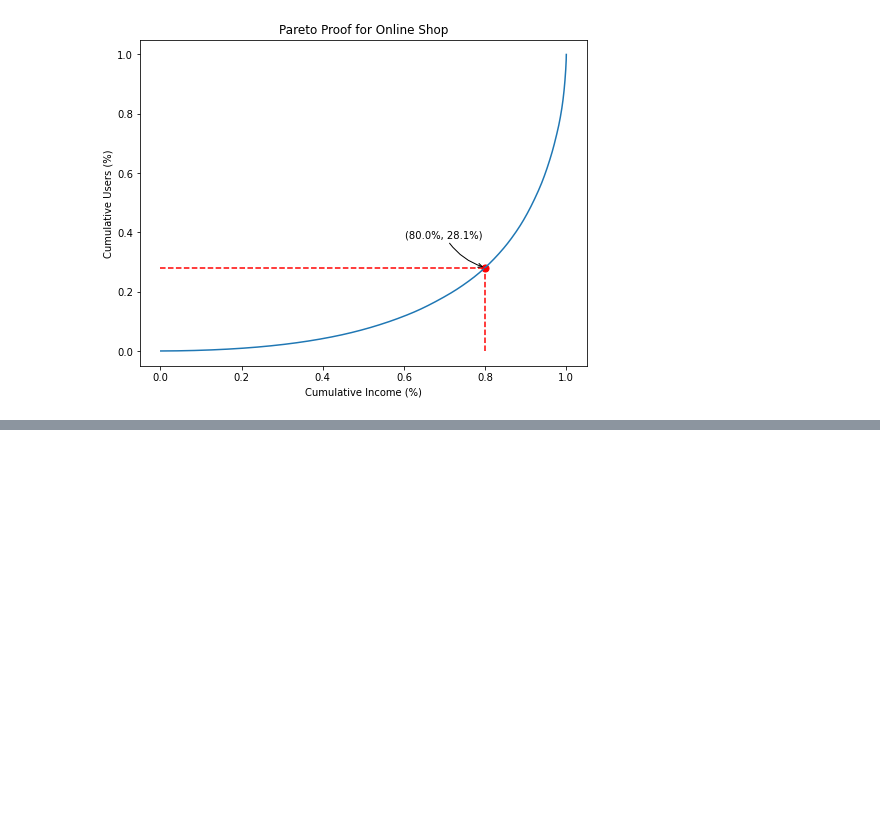
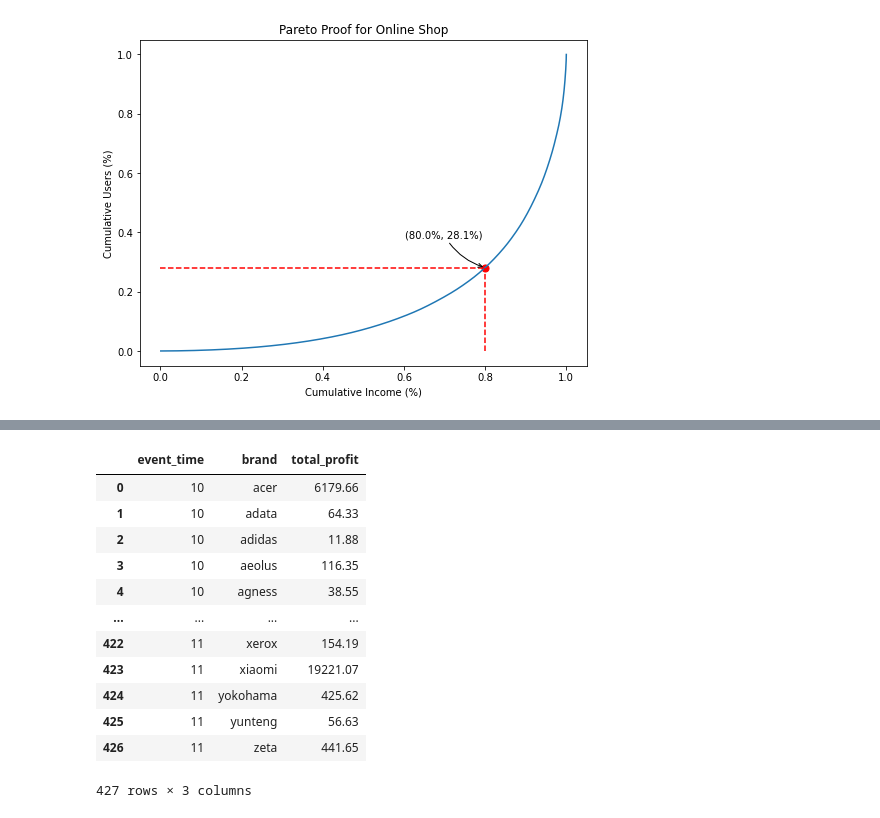
Before and after one commit to ADM-Homework-2/Homework_2, a Jupyter notebook: Main.ipynb, the cells around one changed output, grey strips where cells are left out. Drawn from its saved outputs; the diff is of its cells as text; code cells hidden in the pictures; blank space fills up the shorter version.

```diff
--- a/Main.ipynb
+++ b/Main.ipynb
@@ -567,0 +625,16 @@ Running data_set: data/2019-Nov.csv
+# %%
+chunk_purchase
+# %% [output]
+|  | event_time | brand | total_profit |
+| 0 | 10 | acer | 6179.66 |
+| 1 | 10 | adata | 64.33 |
+| 2 | 10 | adidas | 11.88 |
+| 3 | 10 | aeolus | 116.35 |
+| 4 | 10 | agness | 38.55 |
+| ... | ... | ... | ... |
+| 422 | 11 | xerox | 154.19 |
+| 423 | 11 | xiaomi | 19221.07 |
+| 424 | 11 | yokohama | 425.62 |
+| 425 | 11 | yunteng | 56.63 |
+| 426 | 11 | zeta | 441.65 |
+427 rows × 3 columns
```
Also changed, not shown: parts of 21 cells of this notebook, 1 other file.
